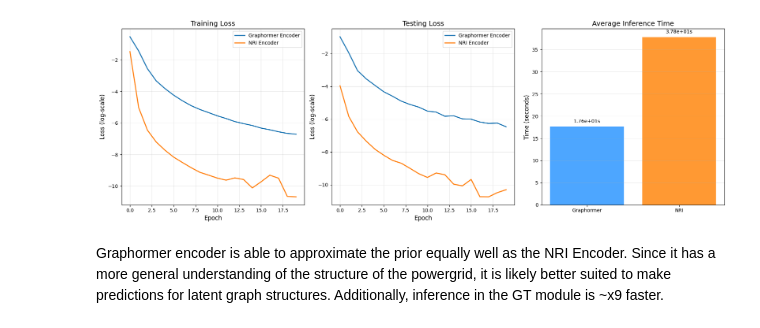
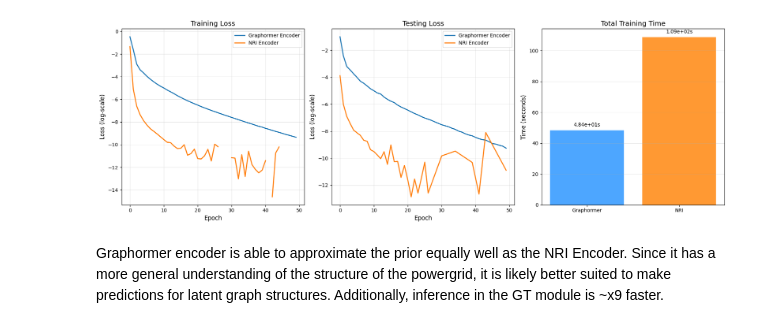
Before and after one commit to HansDampf37/NRI-for-explainable-RL-in-Power-Grids, a Jupyter notebook: visualization/graphormer_vs_nri_encoder_prior_approx.ipynb, the cells around one changed output. Drawn from its saved outputs; the diff is of its cells as text; code cells hidden in the pictures.

```diff
--- a/visualization/graphormer_vs_nri_encoder_prior_approx.ipynb
+++ b/visualization/graphormer_vs_nri_encoder_prior_approx.ipynb
@@ -64,7 +61,7 @@ for name, encoder in encoders.items():
         testing_ds=ds_test,
         batch_size=1,
         evaluate_every_k_epochs=1,
-        num_epochs=20
+        num_epochs=50
     )
     results[name]["time"] = (time.time() - start)
 # %%
@@ -93,35 +90,35 @@ nri_mask = ~np.isnan(nri_test_loss)
 axes[1].plot(x[graphormer_mask], graphormer_test_loss[graphormer_mask], label="Graphormer Encoder", linewidth=2)
 axes[1].plot(x[nri_mask], nri_test_loss[nri_mask], label="NRI Encoder", linewidth=2)
 
 axes[1].set_title("Testing Loss", fontsize=14)
 axes[1].set_xlabel("Epoch", fontsize=12)
 axes[1].set_ylabel("Loss (log-scale)", fontsize=12)
 axes[1].grid(alpha=0.3)
 axes[1].legend()
 
 # ----- Inference Time Bar Chart -----
 methods = ["Graphormer", "NRI"]
 values = [results["Graphormer"]["time"], results["NRI"]["time"]]
 
 bars = axes[2].bar(methods, values, color=["#4da6ff", "#ff9933"])
 
 # Add exact value labels above bars
 for bar, val in zip(bars, values):
     axes[2].annotate(f"{val:.2e}s",
                      xy=(bar.get_x() + bar.get_width() / 2, val),
                      xytext=(0, 6),
                      textcoords="offset points",
                      ha="center", va="bottom",
                      fontsize=10)
 
-axes[2].set_title("Average Inference Time", fontsize=14)
+axes[2].set_title("Total Training Time", fontsize=14)
 axes[2].set_ylabel("Time (seconds)", fontsize=12)
 axes[2].grid(axis="y", alpha=0.3)
 
 plt.tight_layout()
 plt.show()
 # %% [output]
-[figure, old version]
+[figure, new version]
 # %% [markdown]
 Graphormer encoder is able to approximate the prior equally well as the NRI Encoder. Since it has a more general understanding of the structure of the powergrid, it is likely better suited to make predictions for latent graph structures. Additionally, inference in the GT module is ~x9 faster.
 # %%
```
Also changed, not shown: parts of 2 cells of this notebook, 5 other files.
